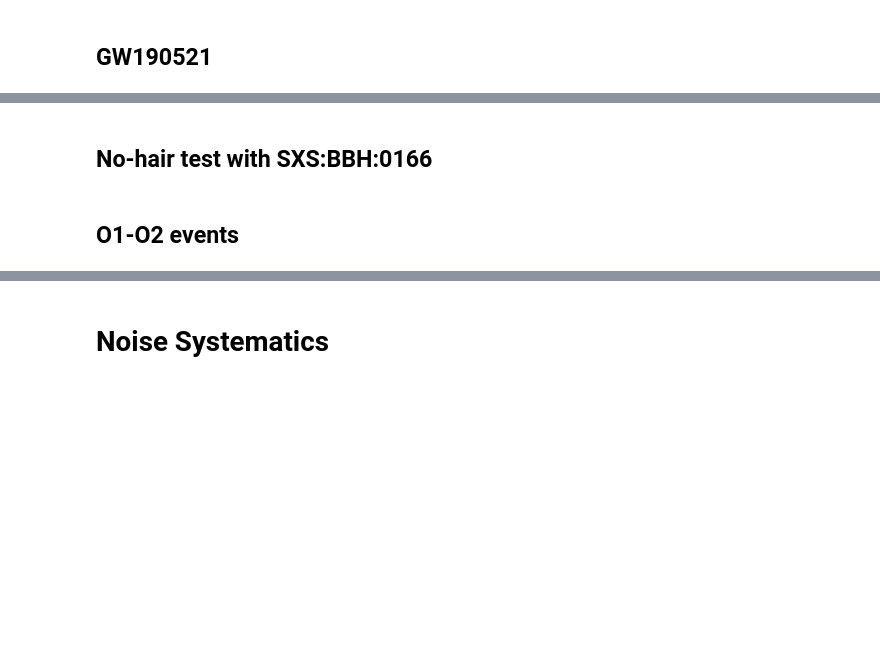
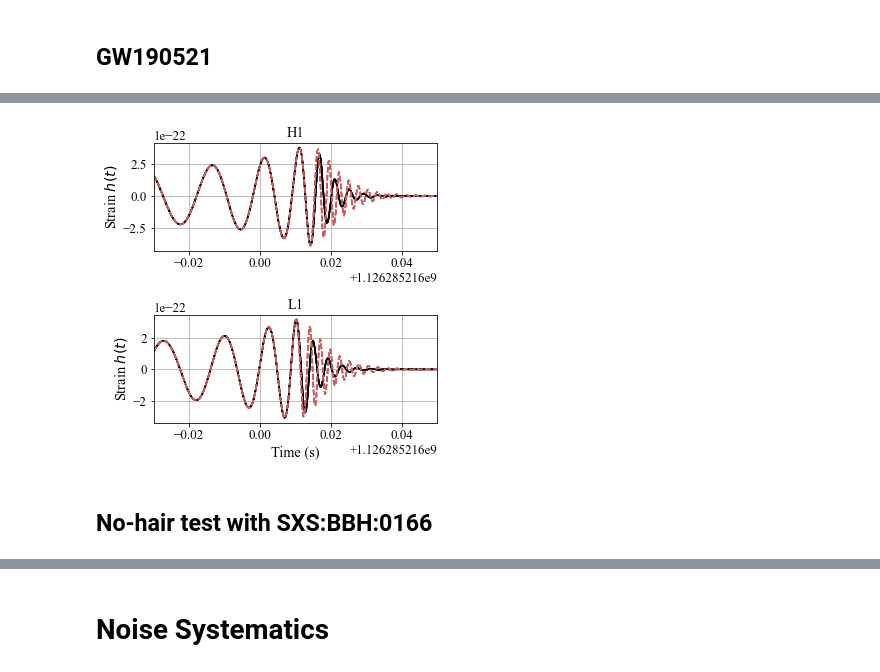
Before and after one commit to abhirup-ghosh/spinqnm, a Jupyter notebook: notebooks/paper_plots.ipynb, the cells around one changed output, grey strips where cells are left out. Drawn from its saved outputs; the diff is of its cells as text; code cells hidden in the pictures; blank space fills up the shorter version.

Commit message:
added plots

```diff
--- a/notebooks/paper_plots.ipynb
+++ b/notebooks/paper_plots.ipynb
@@ -344,2 +378,38 @@ plt.savefig('../papers/intro_paper/figures/GW190521_simulated_signal_gr_ngr.png'
+# %%
+color_list = ['k', 'indianred']
+ls_list = ['solid', 'dashed']
+
+fig = plt.figure(figsize=(5,5))
+ax1 = fig.add_subplot(211)
+ax2 = fig.add_subplot(212)
+
+t0 = 1126285216
+
+for event in event_list:
+    for (idx, run) in enumerate(run_list):
+        for domain in domain_list:
+            for det in det_list:
+
+                ax1.plot(waveform_data[event][run]['time']['H1'][:,0], waveform_data[event][run]['time']['H1'][:,1], color=color_list[idx], ls=ls_list[idx])
+                ax2.plot(waveform_data[event][run]['time']['L1'][:,0], waveform_data[event][run]['time']['L1'][:,1], color=color_list[idx], ls=ls_list[idx])
+
+ax1.set_xlim([t0 - 0.03, t0 + 0.05])
+ax2.set_xlim([t0 - 0.03, t0 + 0.05])
+
+ax1.set_ylabel('Strain $h(t)$', fontsize='large')
+ax2.set_ylabel('Strain $h(t)$', fontsize='large')
+ax2.set_xlabel('Time (s)', fontsize='large')
+
+ax1.set_title('H1', fontsize='large')
+ax2.set_title('L1', fontsize='large')
+
+ax1.grid()
+ax2.grid()
+
+plt.tight_layout()
+plt.savefig('../papers/intro_paper/figures/modGR_waveforms.png', dpi=300)
+plt.savefig('../papers/intro_paper/figures/modGR_waveforms.pdf', dpi=300)
+# %% [output]
+[figure, added]
 # %% [markdown]
 ## No-hair test with SXS:BBH:0166
@@ -348,2 +415,0 @@ data_220 = '../runs/parallel_bilby/GW150914_SXS_BBH_0166/outdir/'
-# %% [markdown]
-## O1-O2 events
```
Also changed, not shown: parts of 14 cells of this notebook, 10 other files.
